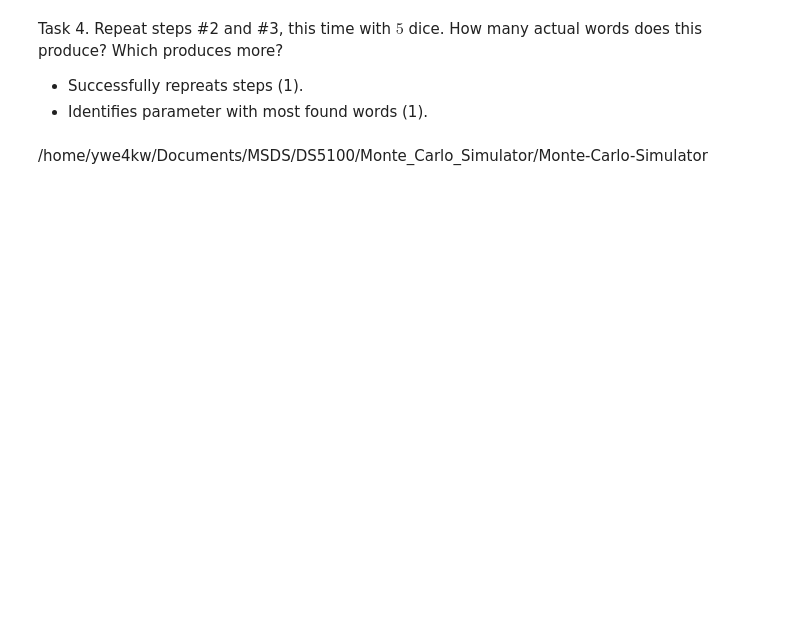
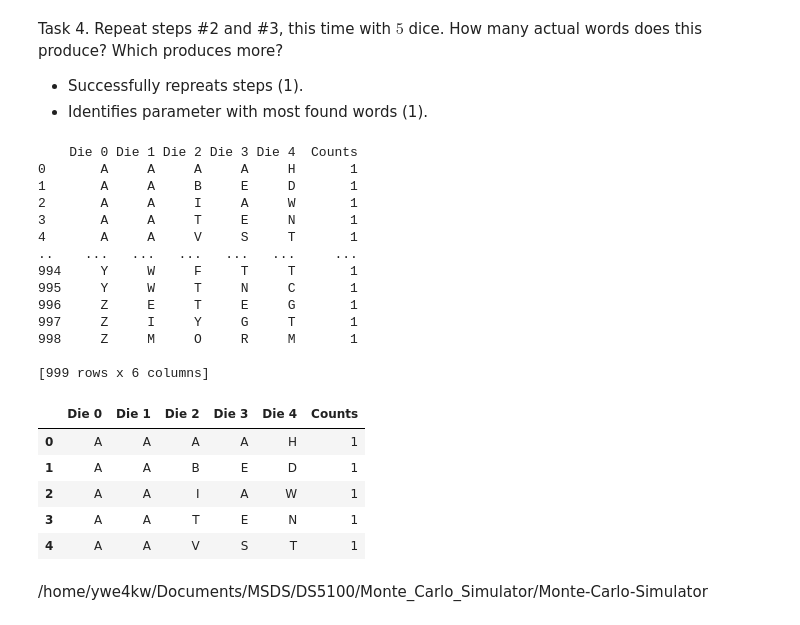
Before and after one commit to 1jamescaldwell/Monte-Carlo-Simulator, a Jupyter notebook: DS51200_FinalProject_ywe4kw.ipynb, the cells around one changed output. Cells and saved outputs as stored; diff of their text form; code cells hidden in the pictures; blank space fills up the shorter version.

```diff
--- a/DS51200_FinalProject_ywe4kw.ipynb
+++ b/DS51200_FinalProject_ywe4kw.ipynb
@@ -576,5 +645,39 @@ Task 4. Repeat steps #2 and #3, this time with $5$ dice. How many actual words d
 
 - Successfully repreats steps (1).
 - Identifies parameter with most found words (1).
+# %%
+from MC_Package.game import Game
+my_die_list_abc = [my_die_abc,my_die_abc,my_die_abc,my_die_abc,my_die_abc] # 5 die
+my_game_abc2 = Game(my_die_list_abc)
+my_game_abc2.play(1000)
+
+my_analyzer_abc2 = Analyzer(my_game_abc2)
+
+game_permutations2 = my_analyzer_abc2.permutation_count()
+game_permutations2.head()
+
+game_permutations['roll_word'] = game_permutations[game_permutations.columns[0:4]].sum(axis=1)
+game_permutations.head()
+# %% [output]
+    Die 0 Die 1 Die 2 Die 3 Die 4  Counts
+0       A     A     A     A     H       1
+1       A     A     B     E     D       1
+2       A     A     I     A     W       1
+3       A     A     T     E     N       1
+4       A     A     V     S     T       1
+..    ...   ...   ...   ...   ...     ...
+994     Y     W     F     T     T       1
+995     Y     W     T     N     C       1
+996     Z     E     T     E     G       1
+997     Z     I     Y     G     T       1
+998     Z     M     O     R     M       1
+
+[999 rows x 6 columns]
+|  | Die 0 | Die 1 | Die 2 | Die 3 | Die 4 | Counts |
+| 0 | A | A | A | A | H | 1 |
+| 1 | A | A | B | E | D | 1 |
+| 2 | A | A | I | A | W | 1 |
+| 3 | A | A | T | E | N | 1 |
+| 4 | A | A | V | S | T | 1 |
 # %% [markdown]
 /home/ywe4kw/Documents/MSDS/DS5100/Monte_Carlo_Simulator/Monte-Carlo-Simulator
```
Also changed, not shown: parts of 6 cells of this notebook.
